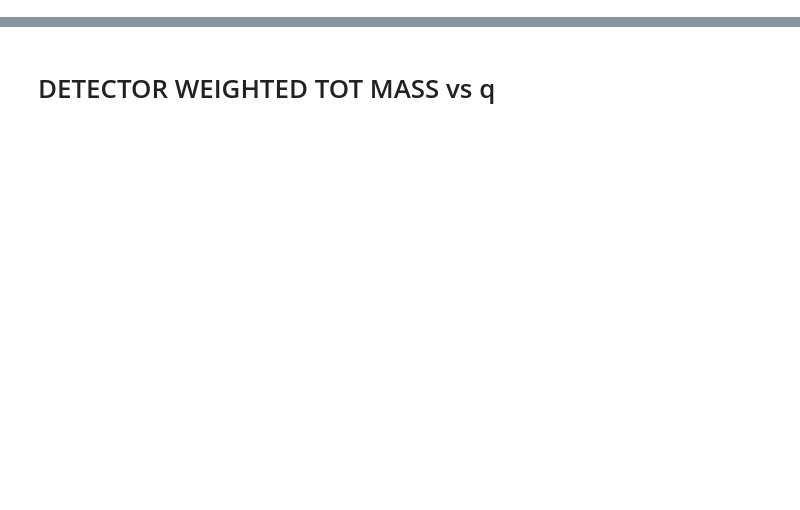
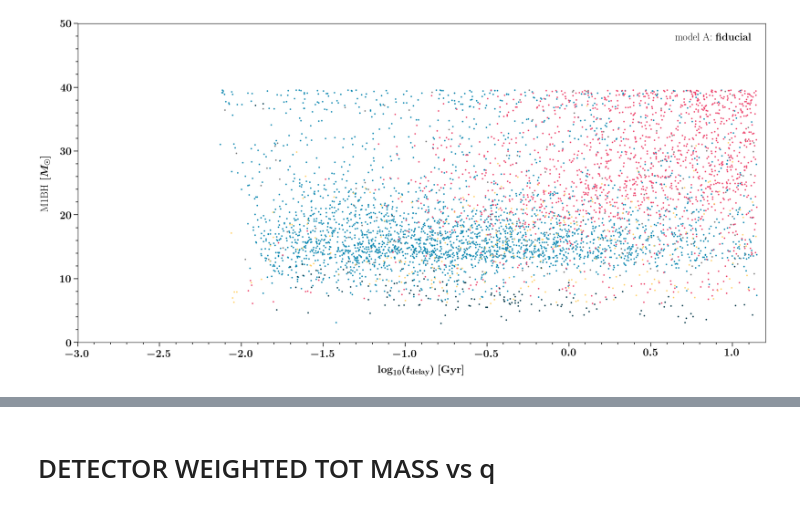
Before and after one commit to FloorBroekgaarden/DCO_FormationChannels, a Jupyter notebook: plottingCode/Fig_2/make_figure_2.ipynb, the cells around one changed output, grey strips where cells are left out. Drawn from its saved outputs; the diff is of its cells as text; code cells hidden in the pictures; blank space fills up the shorter version.

Commit message:
updated with checks Redshift rate

```diff
--- a/plottingCode/Fig_2/make_figure_2.ipynb
+++ b/plottingCode/Fig_2/make_figure_2.ipynb
@@ -221,0 +224,95 @@ def add_GW_credible_intervals(axes):
+# %%
+# BPSmodelName ='A' # fiducial
+# mssfr = '000' # fiducial
+############
+######
+# for ind_bps, BPSmodelName in enumerate(BPSnameslist):
+for ind_bps, BPSmodelName in enumerate(['A', 'B', 'C', 'D', 'G', 'H', 'I', 'J' ]):
+    ncols=1
+    nrows=1
+    f, axes= plt.subplots(ncols=ncols,nrows=nrows,figsize=(24,12),
+                  gridspec_kw={"width_ratios":1.5*np.ones(ncols), "height_ratios":1*np.ones(nrows)})
+
+
+    channelColorDict = {1:'#118AB2', 2:'#EF476F', 3:'#FFD166', 4:'#073B4C', 0:'gray'}
+
+    s_text = r'model %s: '%BPSmodelName + alphabetPhysicalNameDictWithEnter[BPSmodelName]
+    axes.text(0.98, 0.97, s=s_text , rotation = 0, fontsize = fs, color = 'k', va='top', ha = 'right',transform=axes.transAxes)#, weight = 'bold')
+#     axes.set_ylim(-3, 1.2)
+#     plot_3Msun_lines(axes=axes, xlim=[2,400])
+    make_up_axes(axes=axes, ylim=[0, 50],  xlim=[-3, 1.2], ylabel=r'M1BH $[M_{\odot}]$', xlabel=r'$\log_{10}(t_{\rm{delay}}) \ [\rm{Gyr}]$', logX=False)
+#     plot_x_ticks(axe=axes) # has to go after make_up_axes
+    w_size=100
+#     add_GW_credible_intervals(axes=axes)
+#     for ind_dco, DCOtype in enumerate(['BNS']):
+    for ind_dco, DCOtype in enumerate(['BBH']):#, 'BNS', 'BHNS']):
+
+        print('now at DCOtype %s'%DCOtype)
+
+        #####
+        DCOname = DCOname_dict[DCOtype]
+
+        # path for files
+        path_ = '/Volumes/Andromeda/DATA/AllDCO_bugfix/' + alphabetDirDict[BPSmodelName] +'/'
+        path  = path_ + 'COMPASCompactOutput_'+ DCOtype +'_' + BPSmodelName + '.h5'
+
+        # read in data
+        fdata = h5.File(path)
+
+        seeds = fdata['doubleCompactObjects']['seed'][...].squeeze()
+        channels = identify_formation_channels(seeds=seeds, file=fdata)
+
+
+        tc = fdata['doubleCompactObjects']['tc'][...].squeeze()
+        tform = fdata['doubleCompactObjects']['tform'][...].squeeze()
+        log10tdelay= np.log10((tc/1000) + (tform / 1000)) # in log10 and Gyr
+        del tc
+        del tform
+
+
+
+
+        # M1 will be the most massive, M2 the least massive compact object.
+        M1, M2 = obtainM1BHandM2BHassymetric(m1=fdata['doubleCompactObjects']['M1'][...].squeeze(), m2=fdata['doubleCompactObjects']['M2'][...].squeeze())
+        #     Chirpmass = chirpmass(M1[mask_c],M2[mask_c])
+
+
+
+        ### read in MSSFR weights: ###
+        mssfr = '312' # mssfr that matches LIGO observed rates.
+        # get detected weights
+#         fparam_key = 'weights_detected'
+#         weightheader = 'w_' + mssfr
+        w = fdata['doubleCompactObjects']['weight'][...].squeeze()
+
+        # pick per DCO N (size_boot) representative samples, based on Detectable weights
+        size_boot = 5000
+        boot_index = np.arange(len(seeds))
+        boot_randindex = np.random.choice(boot_index, size=size_boot, replace=True, p=w/np.sum(w))  # prob needs to be normalized
+
+
+        for ind_c, Channel in enumerate([0,1,2,3,4]):
+
+            mask_c  = (channels[boot_randindex]==Channel)
+            if np.sum(mask_c)>0:
+
+                M1BH_ = M1[boot_randindex][mask_c] #+ M2[boot_randindex][mask_c]
+                log10tdelay_ = log10tdelay[boot_randindex][mask_c]
+#                 massRatio = M2[boot_randindex][mask_c]/M1[boot_randindex][mask_c]
+#                 print()
+#                 print(len(np.random.choice([1,2,3,4,5], size=len(Mtot))))
+#                 print(((np.random.choice([1,2,3,4,5], size=len(Mtot)))))
+#                 zorder = (np.random.choice([1,2,3,4,5], size=len(Mtot)))
+                plt.scatter(log10tdelay_, M1BH_,   c=channelColorDict[Channel], s=7, alpha=1, zorder=1)
+#                 print('done')
+
+            else:
+                print('skip channel %s'%Channel)
+
+        plt.tight_layout()
+        plt.savefig('/Users/floorbroekgaarden/Projects/GitHub/DCO_FormationChannels/plottingCode/Fig_2/vs_PsimulationWeighted_M1BH_logtdelay/Formation_channel_' + BPSmodelName  + '_'+ str(ind_dco) + '.png', dpi=300, transparent=False)
+
+
+    plt.show()
+    plt.close()
+# %% [output]
@@ -221,0 +320 @@ def add_GW_credible_intervals(axes):
+[figure, added]
```
Also changed, not shown: parts of 7 cells of this notebook, 8 other files.
